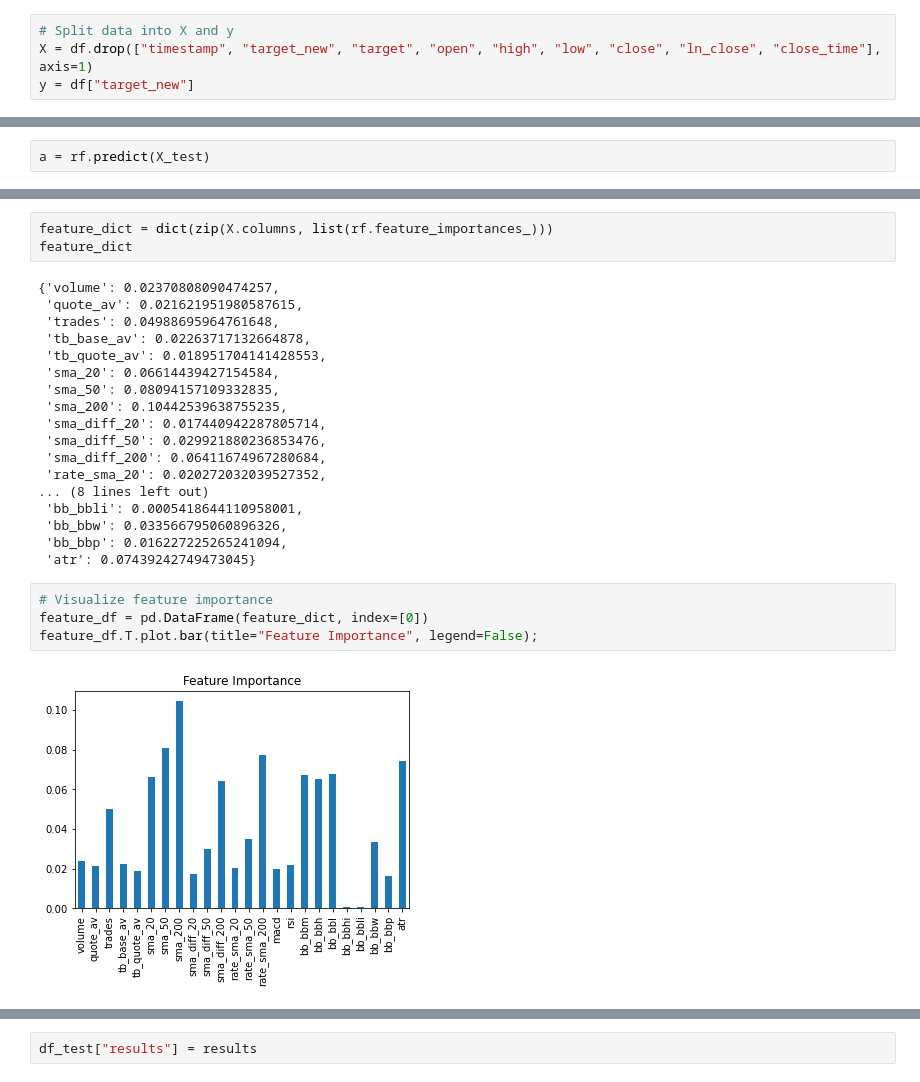
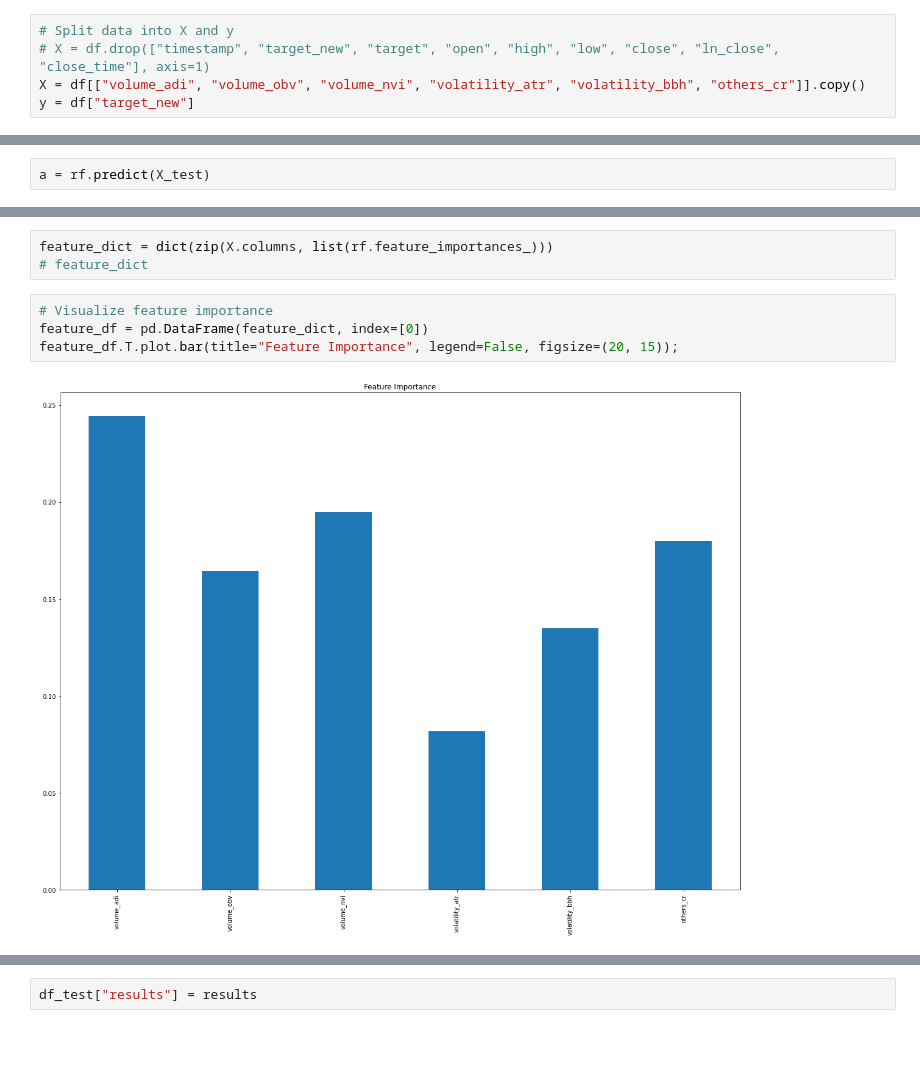
Before and after one commit to sunnymnie/bruh-moments, a Jupyter notebook: crypto/ml-analysis/c-buy-v1.ipynb, the cells around one changed output, grey strips where cells are left out. Cells and saved outputs as stored; diff of their text form; blank space fills up the shorter version.

```diff
--- a/crypto/ml-analysis/c-buy-v1.ipynb
+++ b/crypto/ml-analysis/c-buy-v1.ipynb
@@ -47,6 +46,7 @@ ax = sns.heatmap(corr_matrix,
 # %%
 # Split data into X and y
-X = df.drop(["timestamp", "target_new", "target", "open", "high", "low", "close", "ln_close", "close_time"], axis=1)
+# X = df.drop(["timestamp", "target_new", "target", "open", "high", "low", "close", "ln_close", "close_time"], axis=1)
+X = df[["volume_adi", "volume_obv", "volume_nvi", "volatility_atr", "volatility_bbh", "others_cr"]].copy()
 y = df["target_new"]
 # %%
 # Split data into train and test sets
@@ -131,27 +124,9 @@ guess 1 actual 1
 # %%
 feature_dict = dict(zip(X.columns, list(rf.feature_importances_)))
-feature_dict
+# feature_dict
-# %% [output]
-{'volume': 0.02370808090474257,
- 'quote_av': 0.021621951980587615,
- 'trades': 0.04988695964761648,
- 'tb_base_av': 0.02263717132664878,
- 'tb_quote_av': 0.018951704141428553,
- 'sma_20': 0.06614439427154584,
- 'sma_50': 0.08094157109332835,
- 'sma_200': 0.10442539638755235,
- 'sma_diff_20': 0.017440942287805714,
- 'sma_diff_50': 0.029921880236853476,
- 'sma_diff_200': 0.06411674967280684,
- 'rate_sma_20': 0.020272032039527352,
-... (8 lines left out)
- 'bb_bbli': 0.0005418644110958001,
- 'bb_bbw': 0.033566795060896326,
- 'bb_bbp': 0.016227225265241094,
- 'atr': 0.07439242749473045}
 # %%
 # Visualize feature importance
 feature_df = pd.DataFrame(feature_dict, index=[0])
-feature_df.T.plot.bar(title="Feature Importance", legend=False);
+feature_df.T.plot.bar(title="Feature Importance", legend=False, figsize=(20, 15));
 # %% [output]
-[figure, old version]
+[figure, new version]
```
Also changed, not shown: parts of 15 cells of this notebook, 9 other files.
